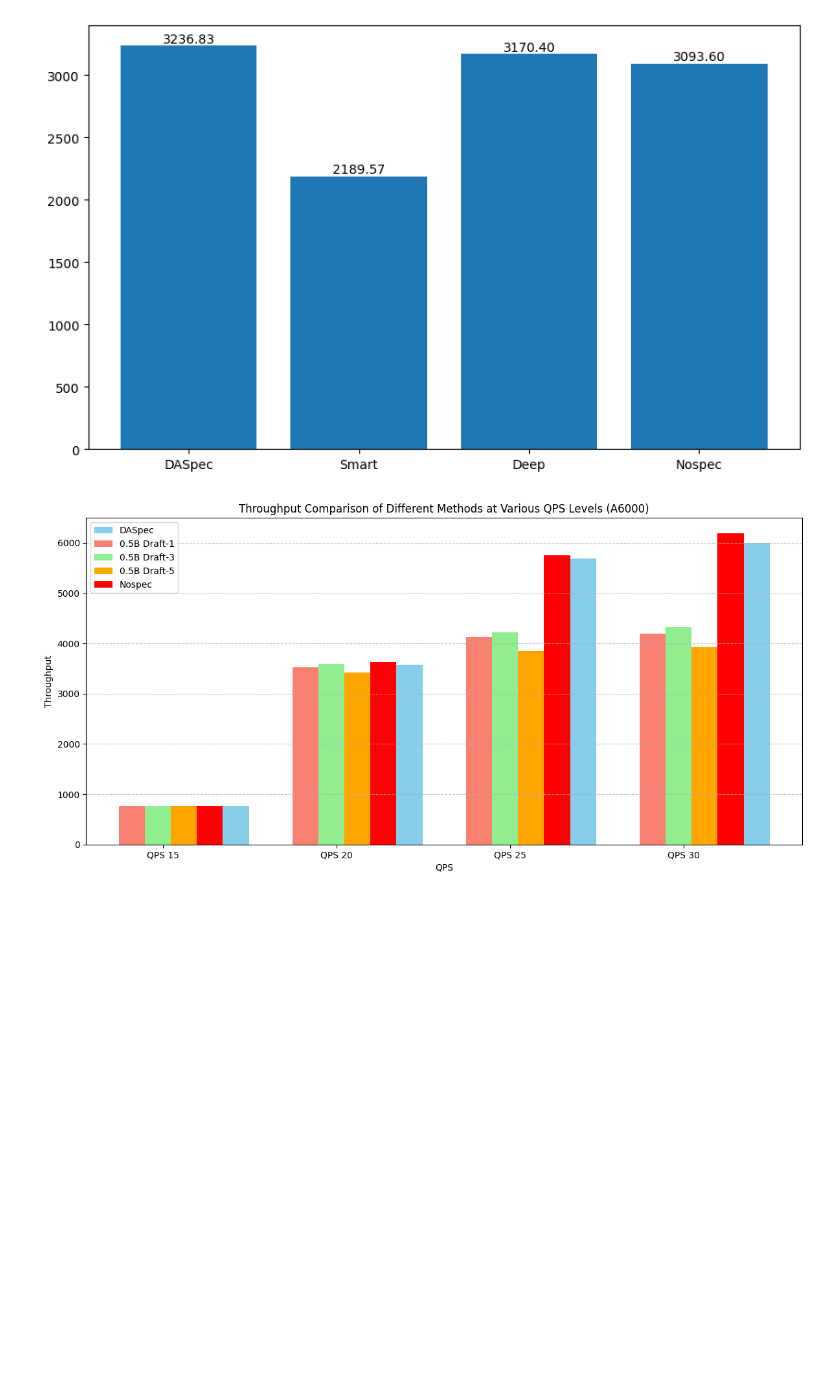
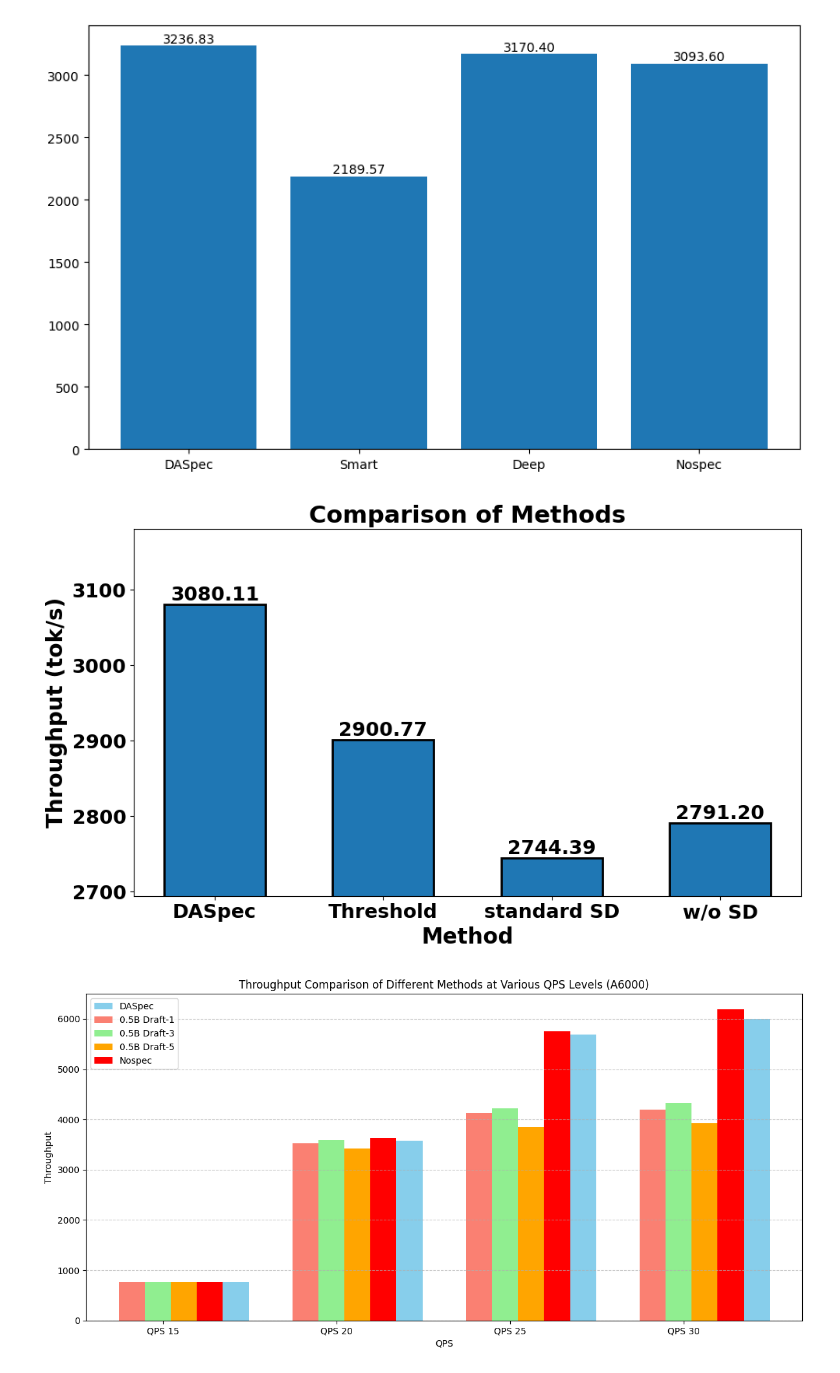
Before and after one commit to lihuahua123/vllm_speculative, a Jupyter notebook: exps/draw2.ipynb, the cells around one changed output. Cells and saved outputs as stored; diff of their text form; code cells hidden in the pictures; blank space fills up the shorter version.

```diff
--- a/exps/draw2.ipynb
+++ b/exps/draw2.ipynb
@@ -444,6 +444,37 @@ for bar in bars:
 plt.show()
 # %% [output]
 [figure]
+# %%
+# A6000 480 条请求 sharegpt  request_rate_list = [5,5,40]
+
+x = ['DASpec','Threshold','standard SD','w/o SD']
+# y = [3441.92,3267.60,3080.76,3172.99]
+
+# A6000 480 条请求 specbench  request_rate_list = [5,5,40]
+y = [3080.11,2900.77,2744.39,2791.20]
+
+import matplotlib.pyplot as plt
+
+plt.figure(figsize=(10, 6))
+bars = plt.bar(x, y, width=0.6, edgecolor='black', linewidth=2)
+# Add value labels on top of each bar
+for bar in bars:
+    height = bar.get_height()
+    plt.text(bar.get_x() + bar.get_width()/2., height,
+             f'{height:.2f}',
+             ha='center', va='bottom', fontsize=18, fontweight='bold')
+plt.xticks(fontsize=18, fontweight='bold')
+plt.yticks(fontsize=18, fontweight='bold')
+plt.ylabel('Throughput (tok/s)', fontsize=20, fontweight='bold')
+plt.xlabel('Method', fontsize=20, fontweight='bold')
+plt.title('Comparison of Methods', fontsize=22, fontweight='bold')
+# Set y-axis to not start at 0, to emphasize differences
+y_min = min(y) - 50
+plt.ylim(y_min, max(y) + 100)
+plt.tight_layout()
+plt.show()
+# %% [output]
+[figure, added]
 # %%
 # specbench A6000 480 条请求
 # 1,5,10,15
```
Also changed, not shown: parts of 2 cells of this notebook, 5 other files.
